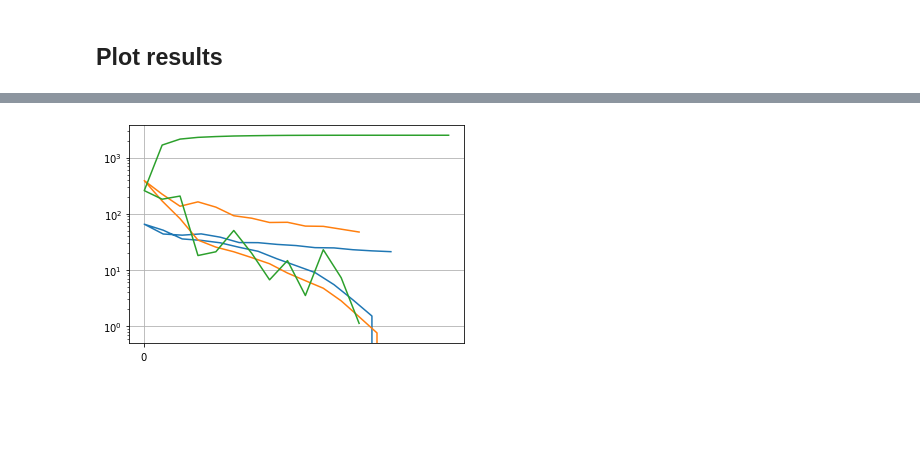
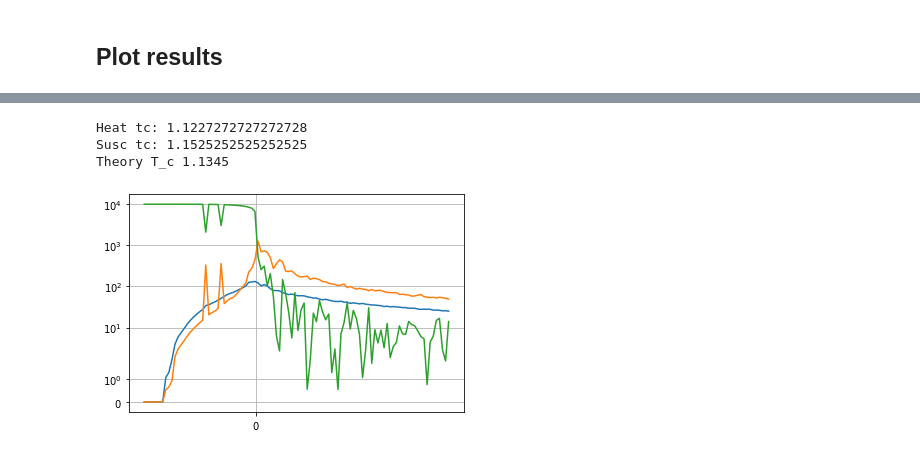
Before and after one commit to danlkv/ising_model, a Jupyter notebook: analysis/Plot and critical exponents.ipynb, the cells around one changed output, grey strips where cells are left out. Drawn from its saved outputs; the diff is of its cells as text; code cells hidden in the pictures; blank space fills up the shorter version.

```diff
--- a/analysis/Plot and critical exponents.ipynb
+++ b/analysis/Plot and critical exponents.ipynb
@@ -12,3 +54,6 @@ filename = '../data/exp_N50_sweep600.npy'
+# %%
+N, sweep = 100, 2000
+filename = f'../data/exp_N{N}_sweep{sweep}.npy'
 # %%
 exp = np.load(filename, allow_pickle=True)
 exp = exp.item()
@@ -69,17 +73,34 @@ temps, energies, heat, magn, susc = [exp[x] for x in
 ]
 heat = heat/temps
 susc = susc/temps
-# %%
-def to_reduced_temps(temps, x):
-    t_c = temps[np.argmax(x)]
-    red_temps = (temps - t_c)/t_c
-    return red_temps
+# %%
+def to_reduced_temps(temps, t_c):
+    red_temps = (temps - t_c)/t_c
+    return red_temps
+
+def estimate_t_c(temps, x):
+    t_c = temps[np.argmax(x)]
+    return t_c
+
+tc_heat = estimate_t_c(temps, heat)
+tc_susc = estimate_t_c(temps, susc)
+tc_theory = 2.269*exp['J']
+
+print(f'Heat tc: {tc_heat}')
+print(f'Susc tc: {tc_susc}')
+print('Theory T_c', tc_theory)
+# %% [output]
+Heat tc: 1.1227272727272728
+Susc tc: 1.1525252525252525
+Theory T_c 1.1345
 # %%
-plt.plot(np.abs(to_reduced_temps(temps, heat)), np.abs(heat))
-plt.plot(np.abs(to_reduced_temps(temps, susc)), np.abs(susc))
-plt.plot(np.abs(to_reduced_temps(temps, susc)), np.abs(magn))
-plt.yscale('log')
+red_t = to_reduced_temps(temps, tc_theory)
+
+plt.plot(red_t, np.abs(heat))
+plt.plot(red_t, np.abs(susc))
+plt.plot(red_t, np.abs(magn))
+plt.yscale('symlog')
 plt.xscale('symlog')
 plt.grid()
 # %% [output]
-[figure, old version]
+[figure, new version]
```
Also changed, not shown: parts of 7 cells of this notebook.
